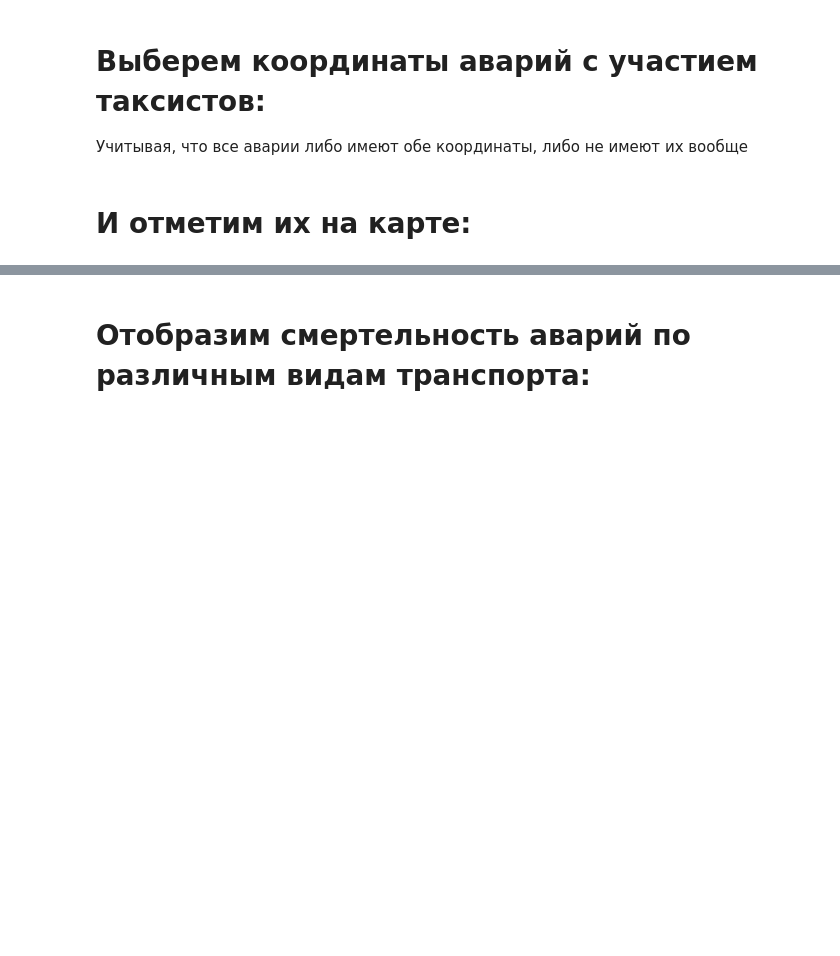
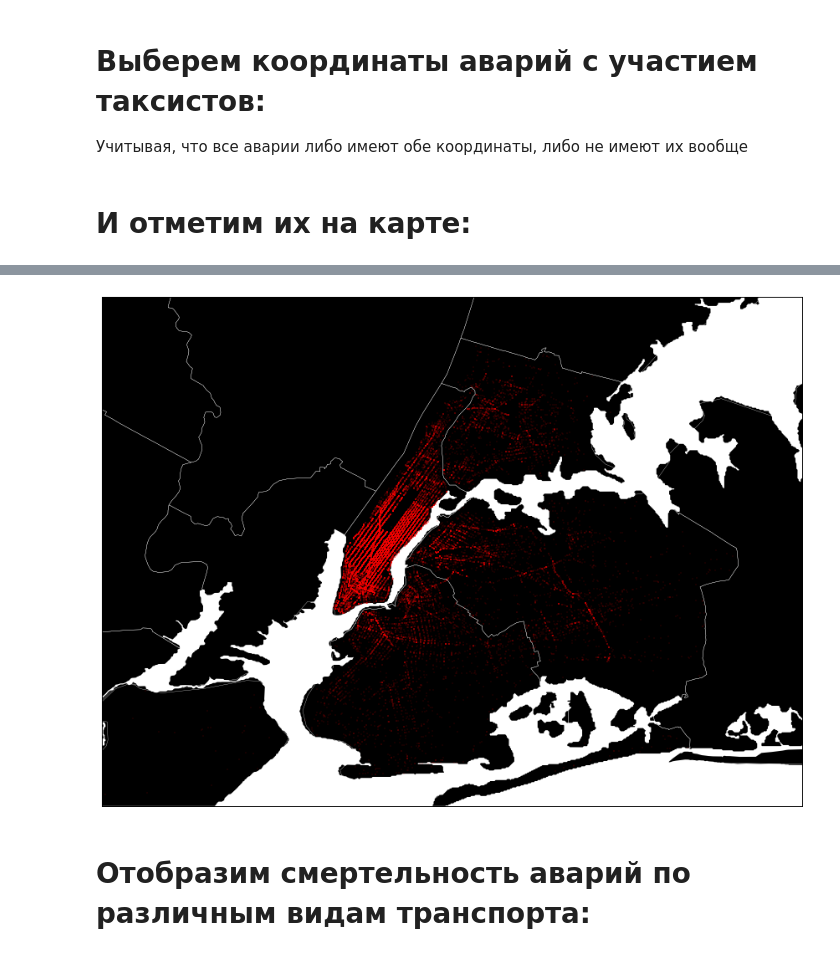
Before and after one commit to AzurTheOwl/Intro-to-Data-Analysis, a Jupyter notebook: HW2.ipynb, the cells around one changed output, grey strips where cells are left out. Saved outputs shown, nothing was run; the diff lists cells and outputs as text; code cells hidden in the pictures; blank space fills up the shorter version.

```diff
--- a/HW2.ipynb
+++ b/HW2.ipynb
@@ -111,13 +115,16 @@ import mpl_toolkits.basemap as bm
 # %%
-accident_map = bm.Basemap(llcrnrlat=40.55, urcrnrlat=40.95, llcrnrlon=-74.2, urcrnrlon=-73.65, resolution='h')
+fig = plt.figure(figsize=(15,15))
+accident_map = bm.Basemap(llcrnrlat=40.55, urcrnrlat=40.95, llcrnrlon=-74.2, urcrnrlon=-73.65, resolution='f')
 
 accident_map.fillcontinents(color='black', zorder=0)
 accident_map.drawcounties(linewidth=0.3, color='white')
 accident_map.drawmapboundary(fill_color='white')
 
 accident_map.scatter(lon, lat, color='red', s=0.1)
 
 pl.show()
+# %% [output]
+[figure, added]
 # %% [markdown]
 # Отобразим смертельность аварий по различным видам транспорта:
 # %%
```
Also changed, not shown: parts of 2 cells of this notebook.
